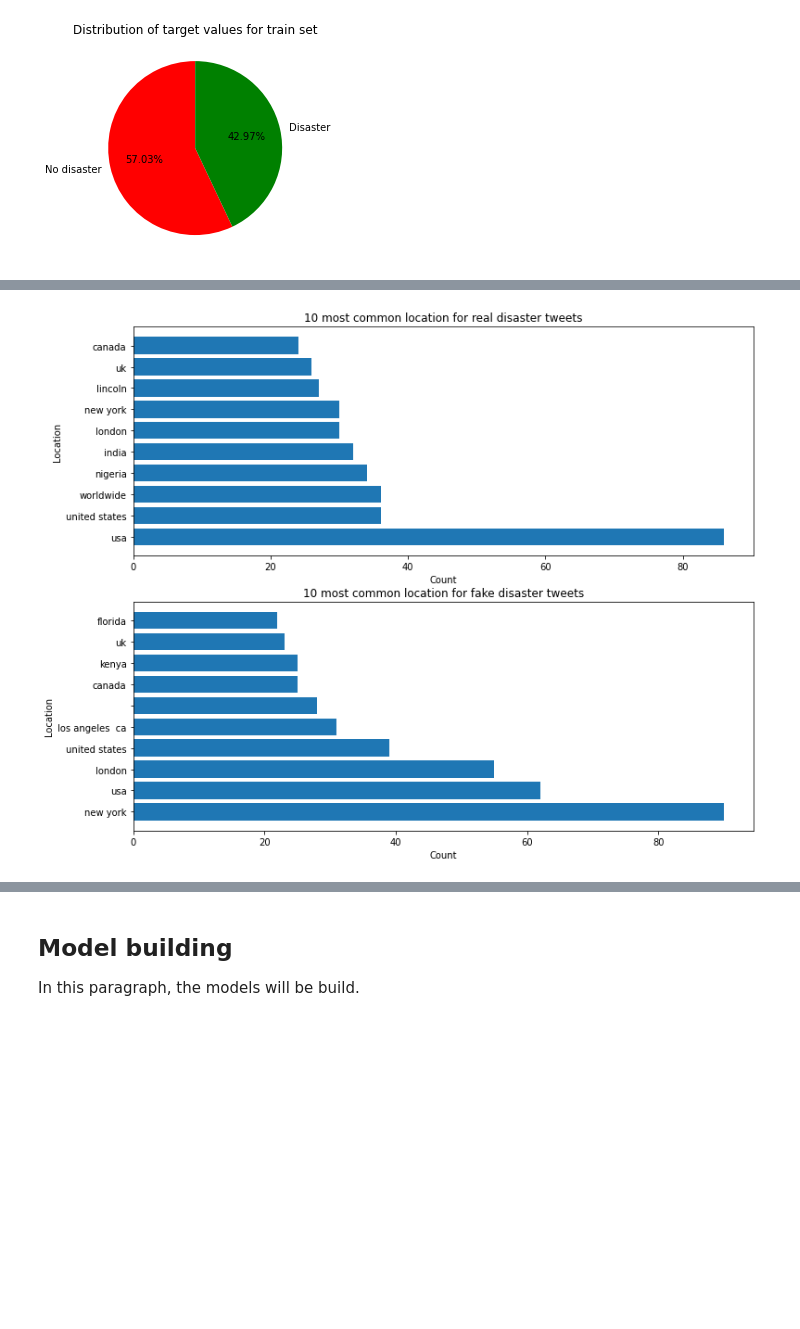
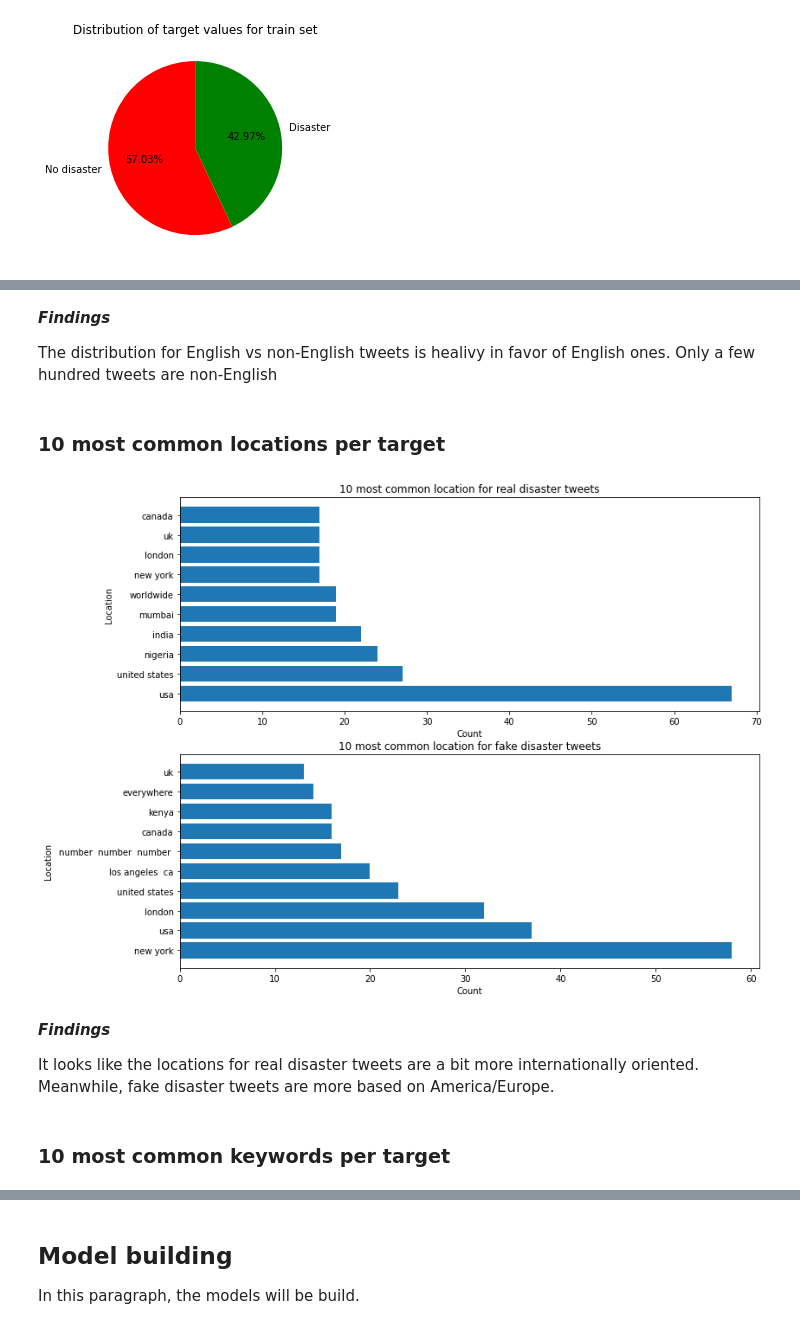
Before and after one commit to arondejong99/master-data-science, a Jupyter notebook: module-project/Module 6 - project - NLP with disaster tweets.ipynb, the cells around one changed output, grey strips where cells are left out. Drawn from its saved outputs; the diff is of its cells as text; code cells hidden in the pictures; blank space fills up the shorter version.

```diff
--- a/module-project/Module 6 - project - NLP with disaster tweets.ipynb
+++ b/module-project/Module 6 - project - NLP with disaster tweets.ipynb
@@ -265,7 +250,7 @@ def language(series):
 
     return languages
 # %%
-trainset_clean['language'] = language(trainset_clean.text)
-testset_clean['language'] = language(testset_clean.text)
+trainset_clean['is_english'] = language(trainset_clean.text)
+testset_clean['is_english'] = language(testset_clean.text)
 testset_clean.head()
 # %% [output]
@@ -280,4 +265,16 @@ testset_clean.head()
+# %%
+# Function that returns the lenght of the row if the row is not equal to a certain value: len_column
+def len_column(series, no_value):
+    data = series.apply(lambda x: 0 if x == no_value else len(x))
+
+    return data
 # %%
 # Create column that takes the length of each keyword: len_keyword
-trainset_clean["len_keyword"] = trainset_clean.keyword.apply(lambda x: len(x))
-testset_clean["len_keyword"] = testset_clean.keyword.apply(lambda x: len(x))
+trainset_clean["len_keyword"] = len_column(trainset_clean.keyword, 'no keyword')
+testset_clean["len_keyword"] = len_column(testset_clean.keyword, 'no keyword')
+
+# Create column that takes the lenght of each location
+trainset_clean["len_location"] = len_column(trainset_clean.location, 'no location')
+testset_clean["len_location"] = len_column(testset_clean.location, 'no location')
+
+trainset_clean.head()
@@ -364,13 +392,13 @@ plt.show()
 # Find the distribution of languages for train and testset
 # Set parameters
 datasets = [trainset_clean, testset_clean]
-titles = ["Distribution of languages for train set", "Distribution of languages for test set"]
+titles = ["Distribution of English tweets for train set", "Distribution English tweets for test set"]
 
 # Create subplots
 fig, ax = plt.subplots(figsize = (12, 10), nrows = 2)
 
 for title, data, axes in zip(titles, datasets, ax.flat):
-    sns.countplot(x = 'language', data = data, ax = axes)
+    sns.countplot(x = 'is_english', data = data, ax = axes)
     axes.set_xlabel("Language")
     axes.set_ylabel("Count")
     axes.set_title(title)
@@ -381,23 +409,37 @@ plt.show()
+# %% [markdown]
+***Findings***
+
+The distribution for English vs non-English tweets is healivy in favor of English ones. Only a few hundred tweets are non-English
+# %% [markdown]
+### 10 most common locations per target
 # %%
 # Find 10 most common locations per target value
-disaster = trainset_clean.loc[trainset_clean.target == 1, :]
-no_disaster = trainset_clean.loc[trainset_clean.target == 0, :]
+disaster = trainset_clean.loc[(trainset_clean.target == 1)
+                              & (trainset_clean.location != 'no location'), :]
+no_disaster = trainset_clean.loc[(trainset_clean.target == 0)
+                                 & (trainset_clean.location != 'no location'), :]
 
 data_disaster = disaster.location.value_counts().sort_values(ascending = False)[:10]
 data_no_disaster = no_disaster.location.value_counts().sort_values(ascending = False)[:10]
 
 # Set up parameters for plotting
 datasets = [data_disaster, data_no_disaster]
 titles = [f"{len(data_disaster)} most common location for real disaster tweets",
           f"{len(data_no_disaster)} most common location for fake disaster tweets"]
 
 fig, ax = plt.subplots(figsize = (12, 10), nrows = 2)
 
 for data, title, axes in zip(datasets, titles, ax.flat):
     axes.barh(data.index.tolist(), data)
     axes.set_title(title)
     axes.set_ylabel("Location")
     axes.set_xlabel("Count")
 plt.show()
 # %% [output]
-[figure, old version]
+[figure, new version]
+# %% [markdown]
+***Findings***
+
+It looks like the locations for real disaster tweets are a bit more internationally oriented. Meanwhile, fake disaster tweets are more based on America/Europe.
+# %% [markdown]
+### 10 most common keywords per target
```
Also changed, not shown: parts of 72 cells of this notebook, 3 other files.
